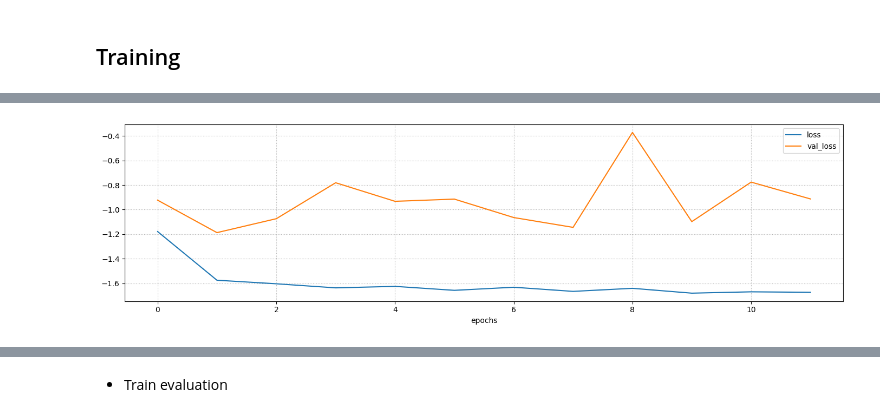
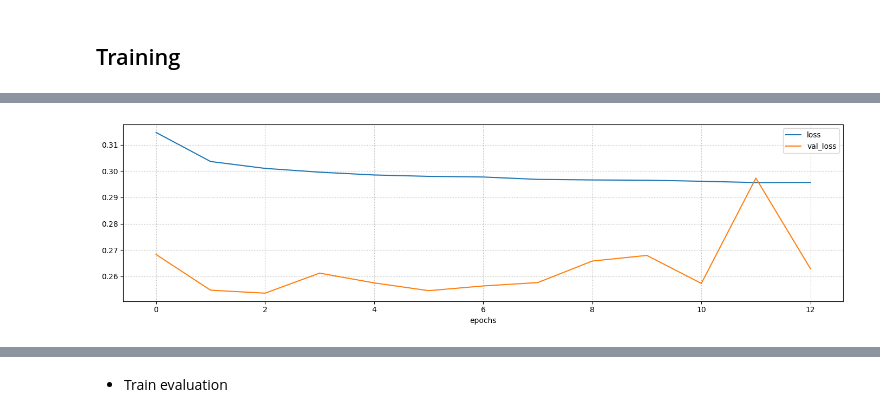
Before and after one commit to oshodiS/Rainfall-BetaEstimation, a Jupyter notebook: Rainfall GUMBELL.ipynb, the cells around one changed output, grey strips where cells are left out. Cells and saved outputs as stored; diff of their text form; code cells hidden in the pictures.

```diff
--- a/Rainfall GUMBELL.ipynb
+++ b/Rainfall GUMBELL.ipynb
@@ -128,12 +120,13 @@ def scale_AMS(df, k = 1.2):
 # %%
 def standardize(df):
 
-    features_not_to_scale = ['ID', 'AMS', 'mean_IdD', 'loc', 'scale', 'duration[h]']
+    features_not_to_scale = ['ID', 'AMS', 'mean_IdD', 'loc', 'scale', 'duration_1', 'duration_3', 'duration_6', 'duration_12', 'duration_24']
     features_to_scale = df.columns.drop(features_not_to_scale)
 
-    order_columns = ['ID', 'AMS', 'mean_IdD', 'loc', 'scale', 'duration[h]'] + list(features_to_scale)
+    order_columns = ['ID', 'AMS', 'mean_IdD', 'loc', 'scale', 'duration_1', 'duration_3', 'duration_6', 'duration_12', 'duration_24'] + list(features_to_scale)
 
     scaler = MinMaxScaler() #min max scaler to have values in range [0, 1]
+    #scaler = StandardScaler() #standard scaler to have values with mean 0 and std 1
 
 
     scaled_data = scaler.fit_transform(df[features_to_scale])
@@ -143,9 +136,6 @@ def standardize(df):
     # convert to dataframe
     std_df = pd.DataFrame(std_df, columns=order_columns)
 
-    # scale AMS
-    std_df = scale_AMS(std_df)
-
     return std_df
 # %% [markdown]
 ### Split the dataset into train, validation and test
@@ -161,6 +151,7 @@ df = df.drop(df[df['ID'].isin(test_ID)].index)
 df.reset_index(drop=True, inplace=True)
 
 validation_split = 0.1
+df = df.sort_values(by=['ID'])
 
 train_df, val_df = train_test_split(df, test_size=validation_split, shuffle=False)
 train_df.reset_index(drop=True, inplace=True)
@@ -238,9 +244,10 @@ outputs_test = test_df_std[output_column]
 parameters_test = test_df_std[parameters_columns]
 # %%
 # column id must be integer
-inputs_train['duration[h]'] = inputs_train['duration[h]'].astype(int)
-inputs_val['duration[h]'] = inputs_val['duration[h]'].astype(int)
-inputs_test['duration[h]'] = inputs_test['duration[h]'].astype(int)
+for h in DURATION:
+    inputs_train['duration_'+str(h)] = inputs_train['duration_'+str(h)].astype(int)
+    inputs_val['duration_'+str(h)] = inputs_val['duration_'+str(h)].astype(int)
+    inputs_test['duration_'+str(h)] = inputs_test['duration_'+str(h)].astype(int)
 # %% [output]
 A value is trying to be set on a copy of a slice from a DataFrame.
 Try using .loc[row_indexer,col_indexer] = value instead
@@ -382,7 +395,7 @@ def train_nn_model(model, X, y, batch_size, loss, lr, verbose=0, patience=10, va
 
     # Build the early stop callback
     cb = []
-    if validation_split is not None:
+    if validation_data is not None:
         cb += [callbacks.EarlyStopping(patience=patience, restore_best_weights=True)]
 
     # Train the model
@@ -420,14 +433,14 @@ X_test = inputs_test.values
 y_test = outputs_test.values
 # %%
 # Parameters for the training
-batch_size = 512
+batch_size = 64
 epochs = 20
 lr = 1e-3
 loss_prof = lambda y_true, dist: -dist.log_prob(y_true)
 
 print('Training the model without the guesses...')
-model = build_nn_gumbel_model(input_shape=(X_train.shape[1],), hidden=[64, 32])
-history = train_nn_model(model, X_train, y_train, batch_size, loss_prof, lr, verbose=1, patience=10, validation_data=(X_val, y_val), epochs=epochs)
+model = build_nn_gumbel_model(input_shape=(X_train.shape[1],), hidden=[128, 64])
+history = train_nn_model(model, X_train, y_train, batch_size, loss_prof, lr, verbose=1, patience=10, validation_data=(X_val,y_val), epochs=epochs)
 plot_training_history(history, figsize=(14, 4))
 # %% [output]
 Training the model without the guesses...
@@ -450 +463 @@ Epoch 12/20
-[figure, old version]
+[figure, new version]
```
Also changed, not shown: parts of 19 cells of this notebook, 2 other files.
